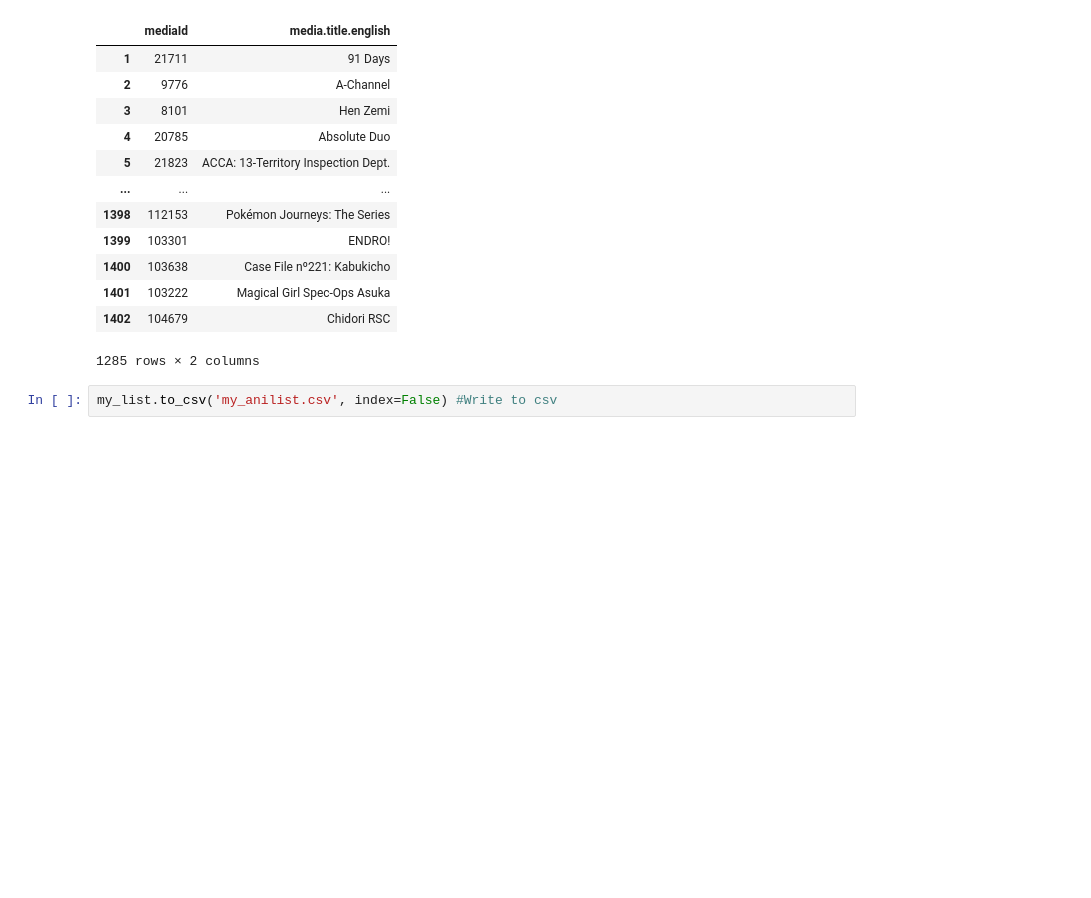
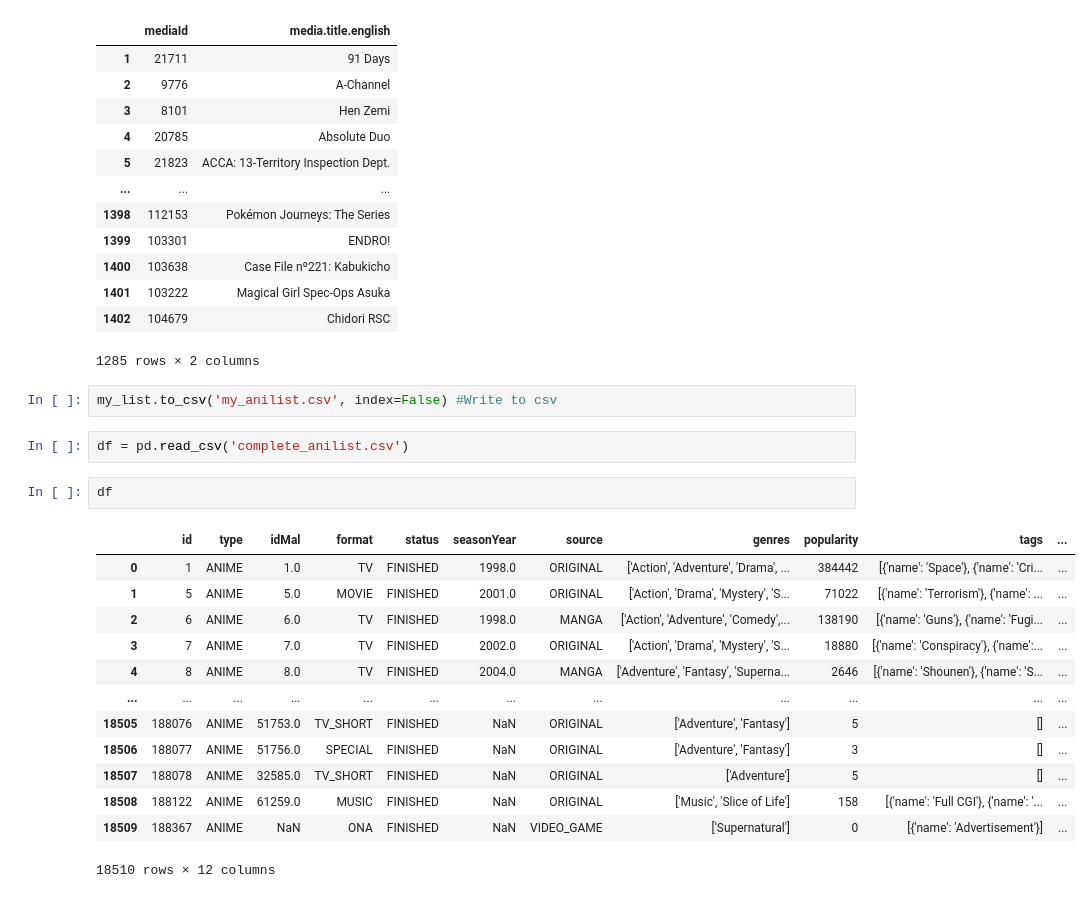
Before and after one commit to leolion023/Anilist, a Jupyter notebook: compile_list.ipynb, the cells around one changed output. Drawn from its saved outputs; the diff is of its cells as text; blank space fills up the shorter version.

```diff
--- a/compile_list.ipynb
+++ b/compile_list.ipynb
@@ -134,3 +143,21 @@ my_list
 1285 rows × 2 columns
 # %%
 my_list.to_csv('my_anilist.csv', index=False) #Write to csv
+# %%
+df = pd.read_csv('complete_anilist.csv')
+# %%
+df
+# %% [output]
+|  | id | type | idMal | format | status | seasonYear | source | genres | popularity | tags | ... |
+| 0 | 1 | ANIME | 1.0 | TV | FINISHED | 1998.0 | ORIGINAL | ['Action', 'Adventure', 'Drama', ... | 384442 | [{'name': 'Space'}, {'name': 'Cri... | ... |
+| 1 | 5 | ANIME | 5.0 | MOVIE | FINISHED | 2001.0 | ORIGINAL | ['Action', 'Drama', 'Mystery', 'S... | 71022 | [{'name': 'Terrorism'}, {'name': ... | ... |
+| 2 | 6 | ANIME | 6.0 | TV | FINISHED | 1998.0 | MANGA | ['Action', 'Adventure', 'Comedy',... | 138190 | [{'name': 'Guns'}, {'name': 'Fugi... | ... |
+| 3 | 7 | ANIME | 7.0 | TV | FINISHED | 2002.0 | ORIGINAL | ['Action', 'Drama', 'Mystery', 'S... | 18880 | [{'name': 'Conspiracy'}, {'name':... | ... |
+| 4 | 8 | ANIME | 8.0 | TV | FINISHED | 2004.0 | MANGA | ['Adventure', 'Fantasy', 'Superna... | 2646 | [{'name': 'Shounen'}, {'name': 'S... | ... |
+| ... | ... | ... | ... | ... | ... | ... | ... | ... | ... | ... | ... |
+| 18505 | 188076 | ANIME | 51753.0 | TV_SHORT | FINISHED | NaN | ORIGINAL | ['Adventure', 'Fantasy'] | 5 | [] | ... |
+| 18506 | 188077 | ANIME | 51756.0 | SPECIAL | FINISHED | NaN | ORIGINAL | ['Adventure', 'Fantasy'] | 3 | [] | ... |
+| 18507 | 188078 | ANIME | 32585.0 | TV_SHORT | FINISHED | NaN | ORIGINAL | ['Adventure'] | 5 | [] | ... |
+| 18508 | 188122 | ANIME | 61259.0 | MUSIC | FINISHED | NaN | ORIGINAL | ['Music', 'Slice of Life'] | 158 | [{'name': 'Full CGI'}, {'name': '... | ... |
+| 18509 | 188367 | ANIME | NaN | ONA | FINISHED | NaN | VIDEO_GAME | ['Supernatural'] | 0 | [{'name': 'Advertisement'}] | ... |
+18510 rows × 12 columns
```
Also changed, not shown: parts of 5 cells of this notebook, 2 other files.
